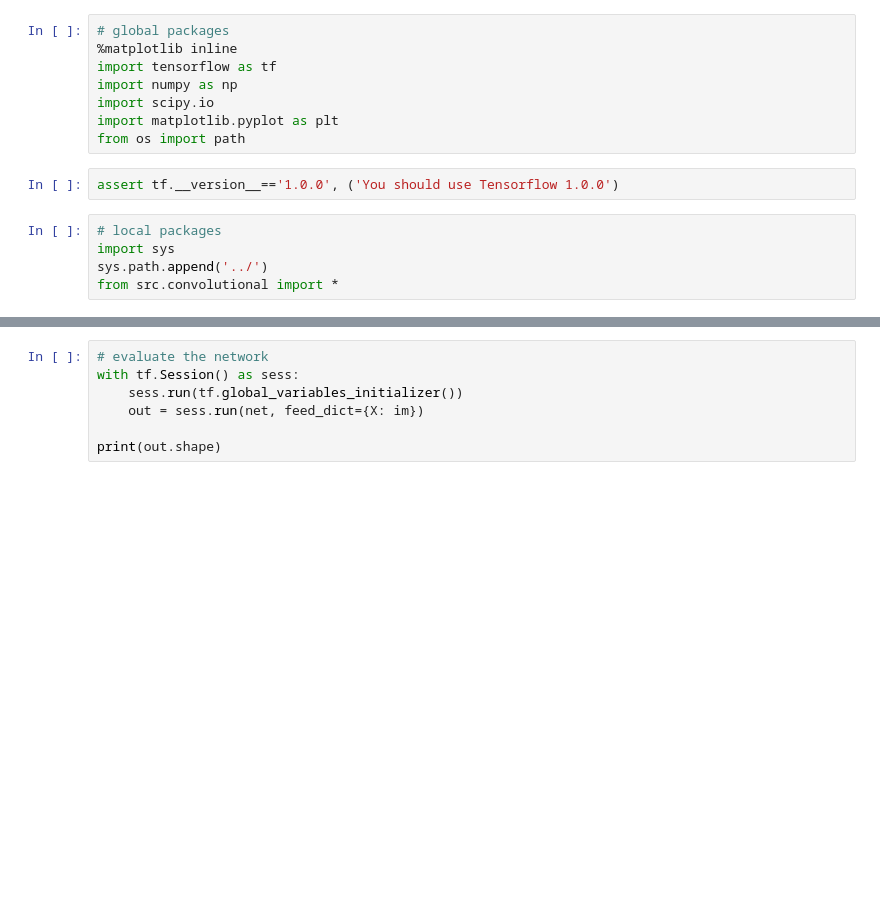
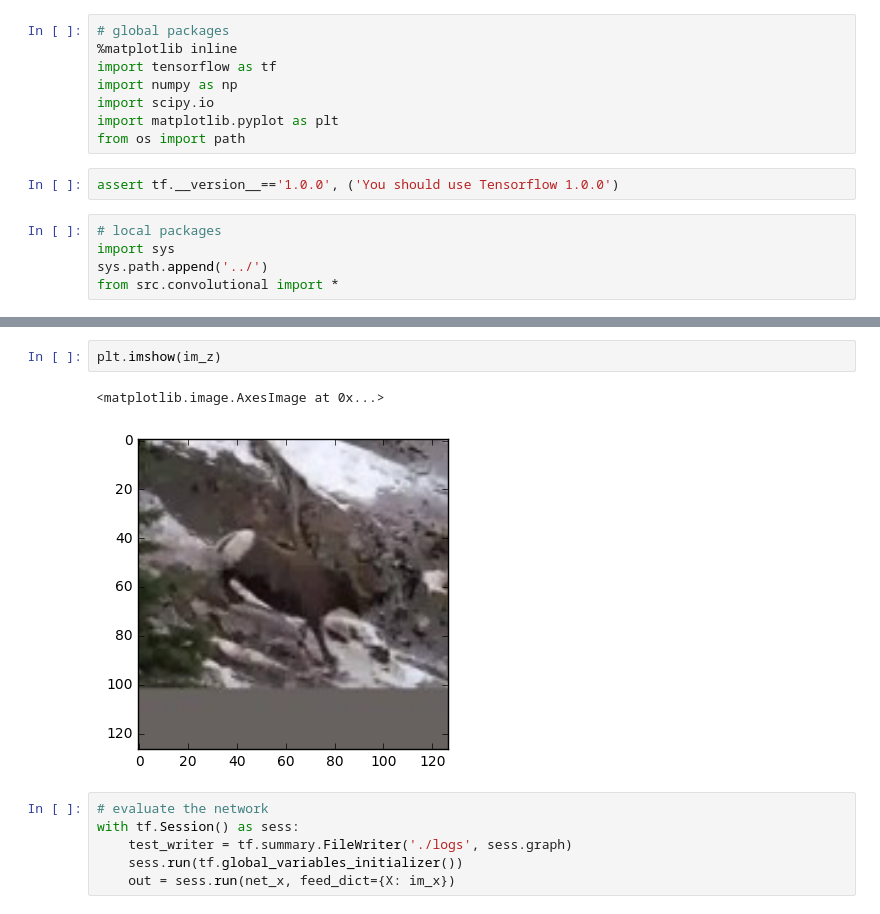
Before and after one commit to torrvision/siamfc-tf, a Jupyter notebook: notebooks/0.0-luca_matconvnet-import.ipynb, the cells around one changed output, grey strips where cells are left out. Drawn from its saved outputs; the diff is of its cells as text; blank space fills up the shorter version.

```diff
--- a/notebooks/0.0-luca_matconvnet-import.ipynb
+++ b/notebooks/0.0-luca_matconvnet-import.ipynb
@@ -90,9 +101,13 @@ plt.imshow(im)
+# %%
+plt.imshow(im_z)
+# %% [output]
+<matplotlib.image.AxesImage at 0x...>
+[figure, added]
 # %%
 # evaluate the network
 with tf.Session() as sess:
+    test_writer = tf.summary.FileWriter('./logs', sess.graph)
     sess.run(tf.global_variables_initializer())
-    out = sess.run(net, feed_dict={X: im})
-
-print(out.shape)
+    out = sess.run(net_x, feed_dict={X: im_x})
 # %%
 # check the output
```
Also changed, not shown: parts of 8 cells of this notebook, 2 other files.
